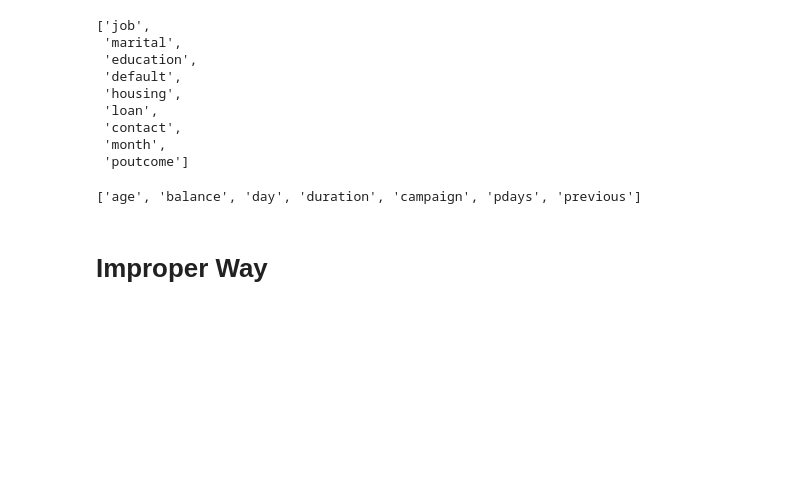
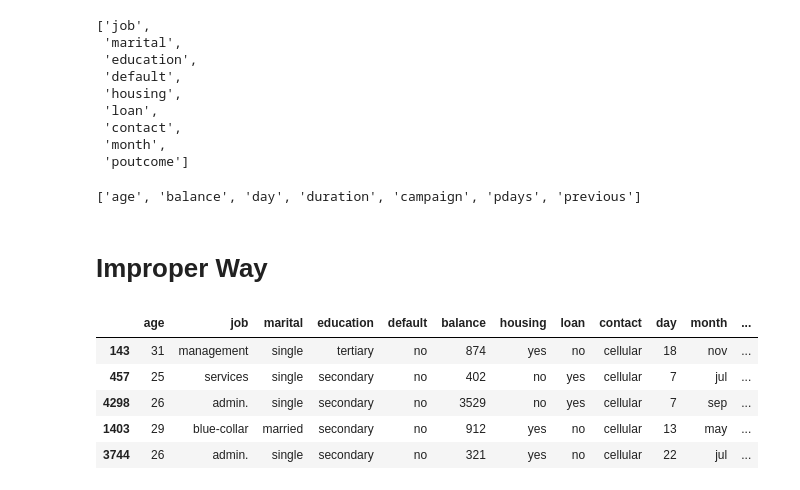
Before and after one commit to stepthom/869_course, a Jupyter notebook: leakage/slides_leakage.ipynb, the cells around one changed output. Saved outputs shown, nothing was run; the diff lists cells and outputs as text; code cells hidden in the pictures; blank space fills up the shorter version.

```diff
--- a/leakage/slides_leakage.ipynb
+++ b/leakage/slides_leakage.ipynb
@@ -305,6 +305,19 @@ num_cols
 ['age', 'balance', 'day', 'duration', 'campaign', 'pdays', 'previous']
 # %% [markdown]
 # Improper Way
+# %%
+# Make a copy of X for the improper version
+_X = X.copy(deep=True)
+_X_secret = X_secret.copy(deep=True)
+# %%
+_X.head()
+# %% [output]
+|  | age | job | marital | education | default | balance | housing | loan | contact | day | month | ... |
+| 143 | 31 | management | single | tertiary | no | 874 | yes | no | cellular | 18 | nov | ... |
+| 457 | 25 | services | single | secondary | no | 402 | no | yes | cellular | 7 | jul | ... |
+| 4298 | 26 | admin. | single | secondary | no | 3529 | no | yes | cellular | 7 | sep | ... |
+| 1403 | 29 | blue-collar | married | secondary | no | 912 | yes | no | cellular | 13 | may | ... |
+| 3744 | 26 | admin. | single | secondary | no | 321 | yes | no | cellular | 22 | jul | ... |
 # %%
 import category_encoders as ce
 
```
Also changed, not shown: parts of 19 cells of this notebook.
